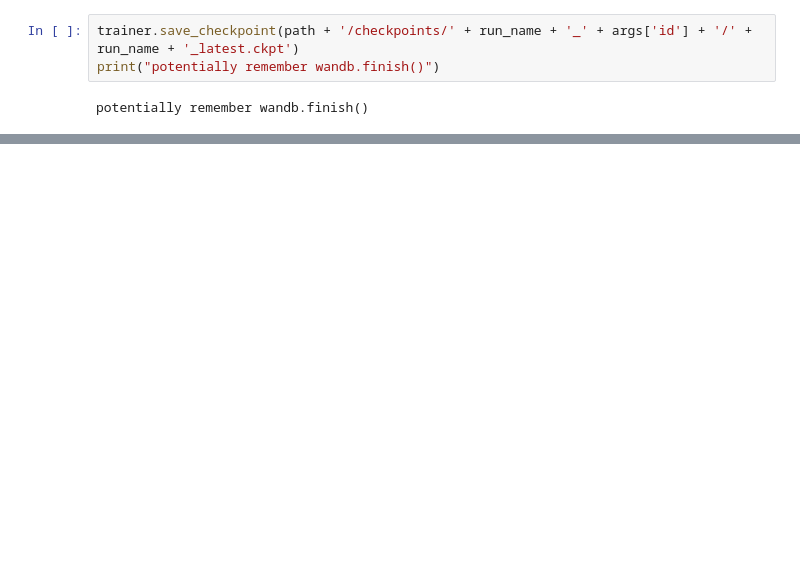
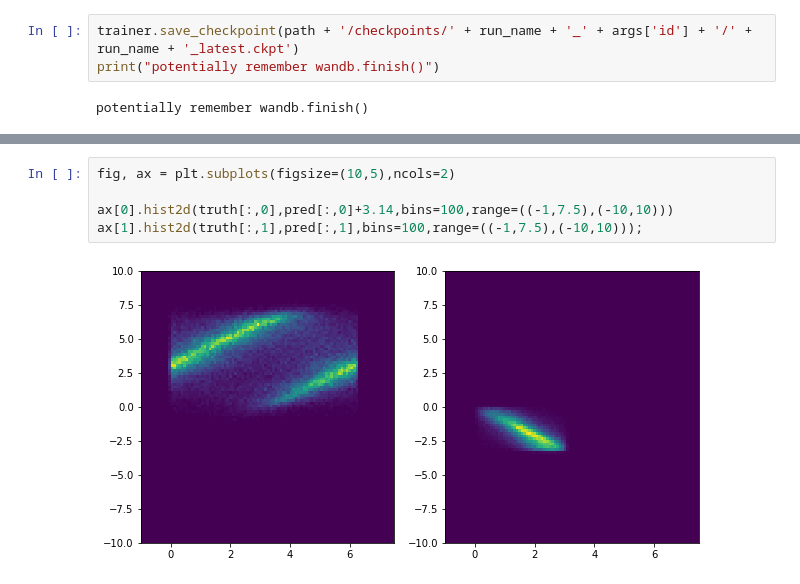
Before and after one commit to Vinther901/Neutrino-Machine-Learning, a Jupyter notebook: Trainer_notebook.ipynb, the cells around one changed output, grey strips where cells are left out. Cells and saved outputs as stored; diff of their text form; blank space fills up the shorter version.

```diff
--- a/Trainer_notebook.ipynb
+++ b/Trainer_notebook.ipynb
@@ -267,0 +223,7 @@ Name: event_no, Length: 40657, dtype: int64
+# %%
+fig, ax = plt.subplots(figsize=(10,5),ncols=2)
+
+ax[0].hist2d(truth[:,0],pred[:,0]+3.14,bins=100,range=((-1,7.5),(-10,10)))
+ax[1].hist2d(truth[:,1],pred[:,1],bins=100,range=((-1,7.5),(-10,10)));
+# %% [output]
+[figure, added]
```
Also changed, not shown: parts of 22 cells of this notebook, 20 other files.
